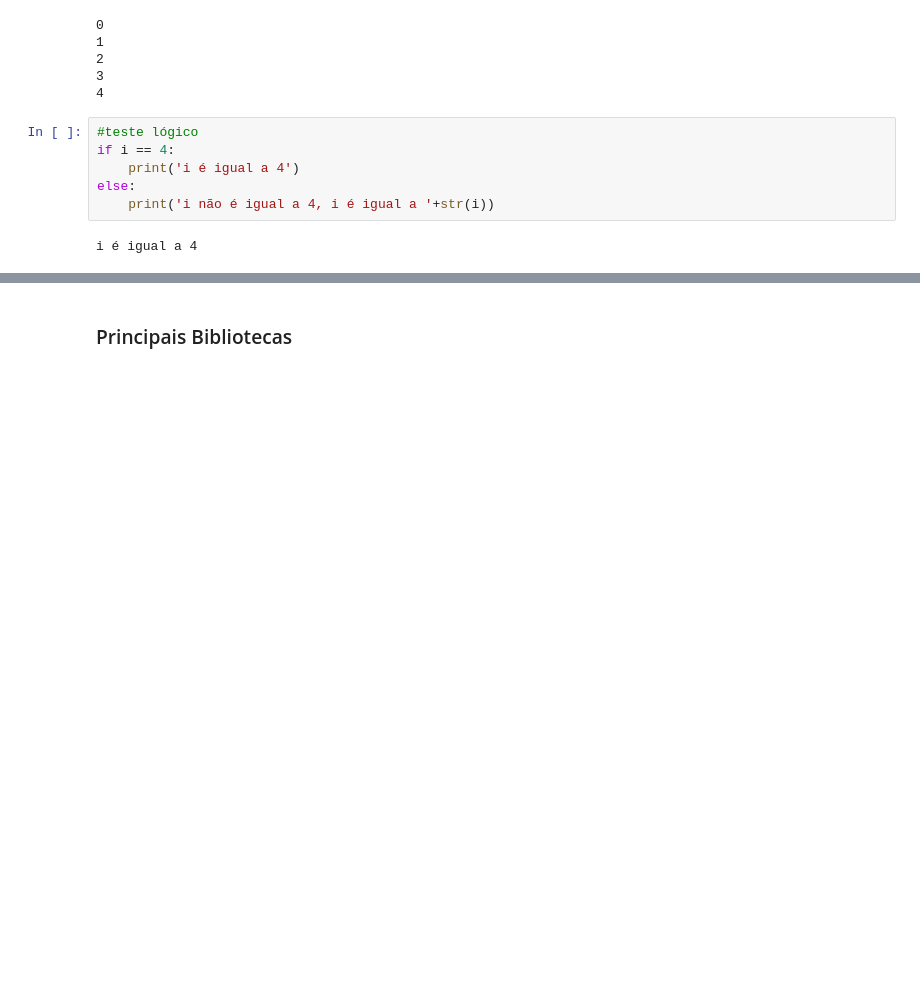
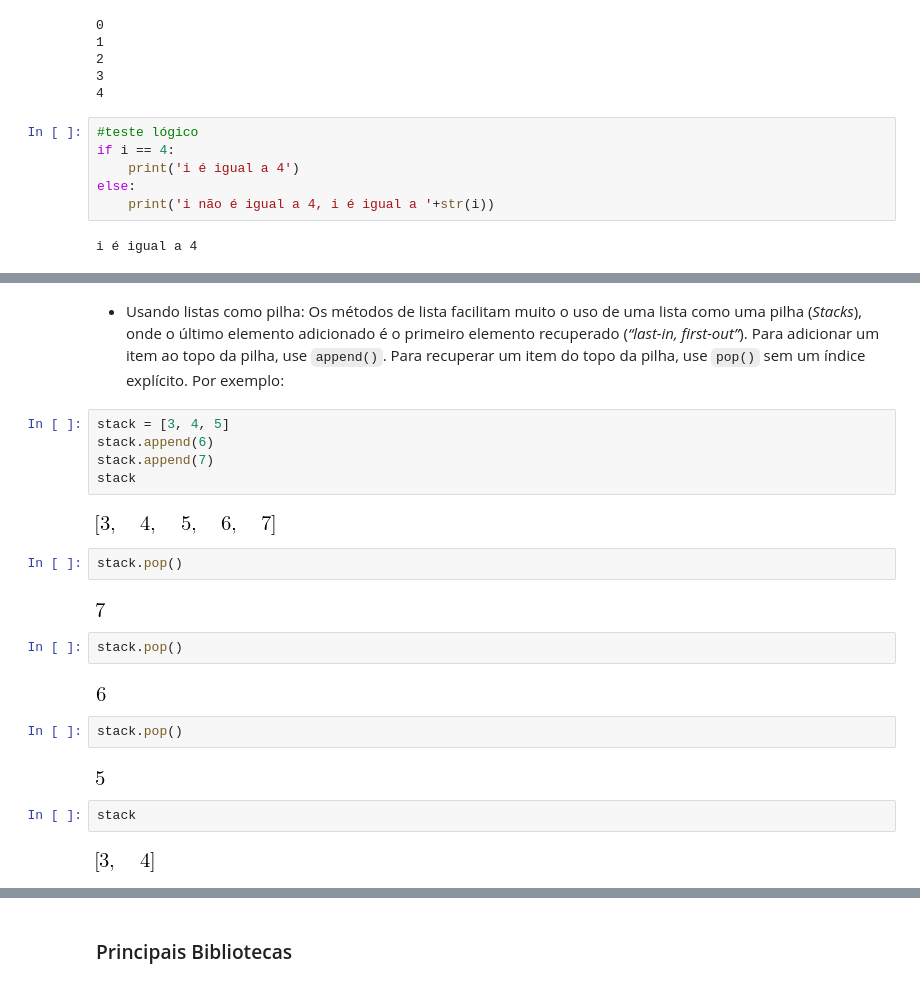
Before and after one commit to fschuch/JAEP-2019.py, a Jupyter notebook: Oficina.ipynb, the cells around one changed output, grey strips where cells are left out. Saved outputs shown, nothing was run; the diff lists cells and outputs as text; blank space fills up the shorter version.

```diff
--- a/Oficina.ipynb
+++ b/Oficina.ipynb
@@ -100,0 +165,26 @@ i é igual a 4
+# %% [markdown]
+* Usando listas como pilha:
+Os métodos de lista facilitam muito o uso de uma lista como uma pilha (*Stacks*), onde o último elemento adicionado é o primeiro elemento recuperado (*“last-in, first-out”*). Para adicionar um item ao topo da pilha, use `append()`. Para recuperar um item do topo da pilha, use `pop()` sem um índice explícito. Por exemplo:
+# %%
+stack = [3, 4, 5]
+stack.append(6)
+stack.append(7)
+stack
+# %% [output]
+[figure, added]
+# %%
+stack.pop()
+# %% [output]
+[figure, added]
+# %%
+stack.pop()
+# %% [output]
+[figure, added]
+# %%
+stack.pop()
+# %% [output]
+[figure, added]
+# %%
+stack
+# %% [output]
+[figure, added]
```
Also changed, not shown: parts of 39 cells of this notebook, 1 other file.
